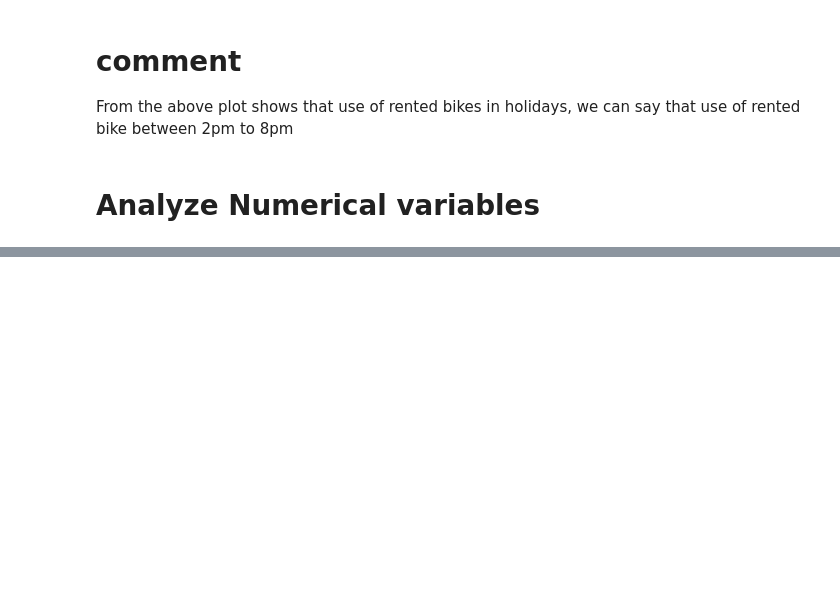
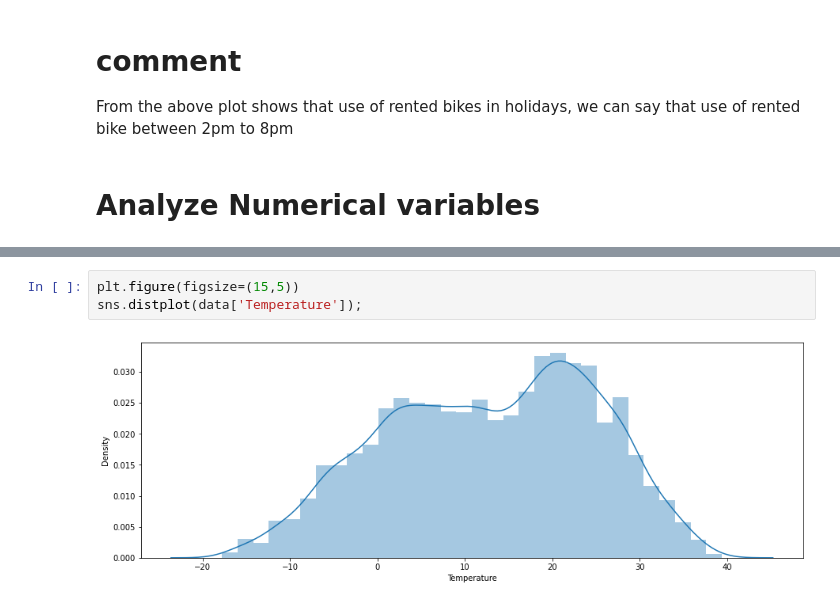
Before and after one commit to Meghanah97/Individual_project_bike_sharing_demand_prediction, a Jupyter notebook: Bike_Sharing_Demand_Prediction_Capstone_Project.ipynb, the cells around one changed output, grey strips where cells are left out. Cells and saved outputs as stored; diff of their text form; blank space fills up the shorter version.

```diff
--- a/Bike_Sharing_Demand_Prediction_Capstone_Project.ipynb
+++ b/Bike_Sharing_Demand_Prediction_Capstone_Project.ipynb
@@ -435,0 +468,5 @@ From the above plot shows that use of rented bikes in holidays, we can say that
+# %%
+plt.figure(figsize=(15,5))
+sns.distplot(data['Temperature']);
+# %% [output]
+[figure, added]
```
Also changed, not shown: parts of 34 cells of this notebook.
